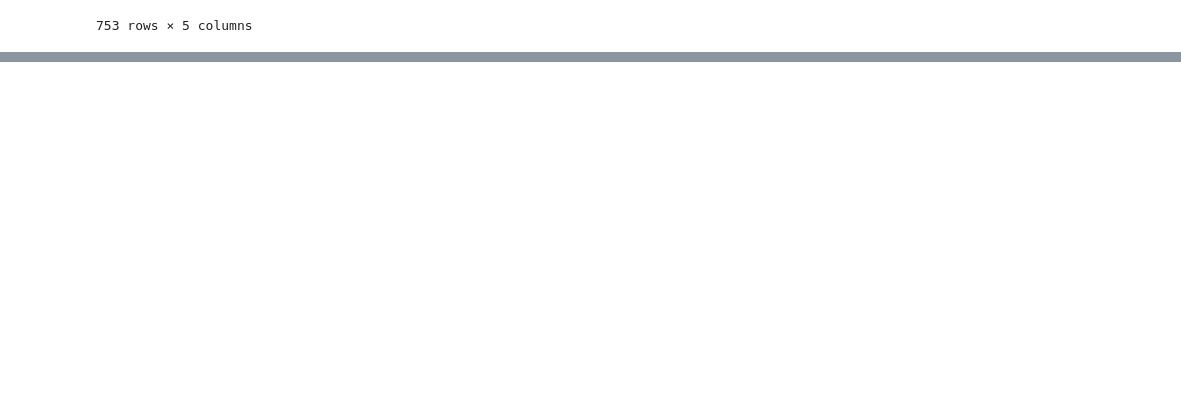
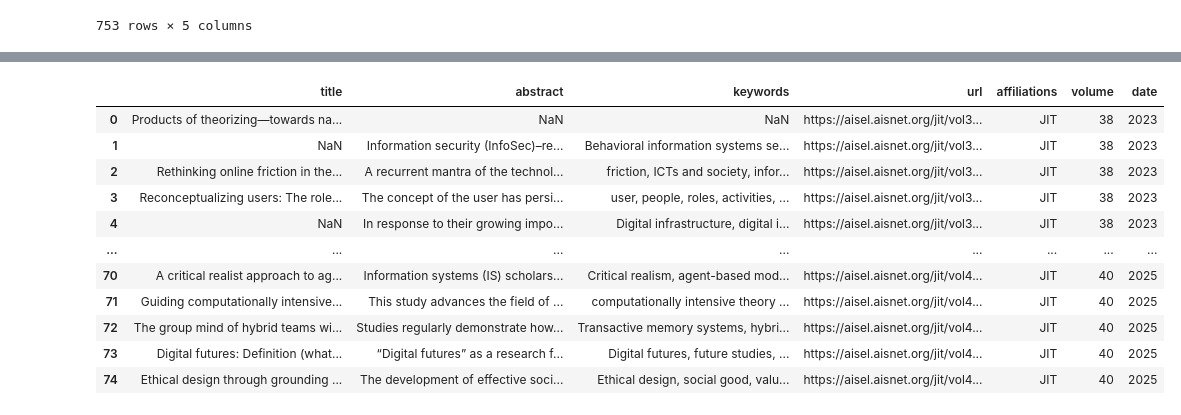
Before and after one commit to choi-ce3l/Journal, a Jupyter notebook: 데이터 병합.ipynb, the cells around one changed output, grey strips where cells are left out. Saved outputs shown, nothing was run; the diff lists cells and outputs as text; code cells hidden in the pictures; blank space fills up the shorter version.

```diff
--- a/데이터 병합.ipynb
+++ b/데이터 병합.ipynb
@@ -1061,0 +1225,85 @@ None
+# %%
+import pandas as pd
+import os
+from datetime import datetime, timedelta
+import glob
+
+# 데이터 폴더 경로 설정 (사용자의 실제 경로로 변경 필요)
+data_folder = "/home/dslab/choi/Journal/Data/JIT"  # 예: "./JIT" 또는 실제 폴더 경로
+
+# 모든 CSV 파일 찾기
+csv_files = glob.glob(os.path.join(data_folder, "*.csv"))
+
+# 파일명에서 vol 번호와 affiliations 추출하는 함수
+def extract_info(filename):
+    """파일명에서 affiliations와 vol 번호를 추출합니다."""
+    basename = os.path.basename(filename)
+    # JIT_vol32_iss1.csv 형식
+    parts = basename.replace('.csv', '').split('_')
+    affiliations = parts[0]  # JIT
+    vol = int(parts[1].replace('vol', ''))
+    return affiliations, vol
+
+# 모든 CSV 파일을 읽고 affiliations, vol 정보와 함께 저장
+data_list = []
+
+for file in csv_files:
+    affiliations, vol = extract_info(file)
+    df = pd.read_csv(file)
+    df['affiliations'] = affiliations
+    df['volume'] = vol
+    data_list.append(df)
+
+# 모든 데이터 합치기
+merged_df = pd.concat(data_list, ignore_index=True)
+
+# vol 기준으로 정렬
+merged_df = merged_df.sort_values('volume').reset_index(drop=True)
+
+# 가장 낮은 vol 찾기
+min_vol = merged_df['volume'].min()
+
+print(f"가장 낮은 vol: {min_vol}")
+
+# 각 volume에 날짜 할당
+# volume 번호와 연도를 직접 매핑
+unique_vols = sorted(merged_df['volume'].unique())
+
+print(f"\n발견된 volume 목록: {unique_vols}")
+
+# 가장 낮은 volume을 2023년으로 설정
+min_vol = min(unique_vols)
+base_year = 2023
+
+# volume에 날짜 매핑
+date_mapping = {}
+for vol in unique_vols:
+    # 각 volume을 연도로 변환 (min_vol이 2023년)
+    year = base_year + (vol - min_vol)
+    date_mapping[vol] = year  # 연도만 저장
+    print(f"  Volume {vol} → {year}")
+
+# date 컬럼 추가
+merged_df['date'] = merged_df['volume'].map(date_mapping)
+
+# 결과를 날짜 기준으로 정렬
+merged_df = merged_df.sort_values('date').reset_index(drop=True)
+
+# 결과 저장
+output_file = "/home/dslab/choi/Journal/Data/JIT.csv"
+merged_df.to_csv(output_file, index=False, encoding='utf-8-sig')
+
+print(f"\n데이터 합치기 완료!")
+print(f"총 {len(csv_files)}개의 파일을 합쳤습니다.")
+print(f"총 {len(merged_df)}개의 행이 있습니다.")
+print(f"날짜 범위: {merged_df['date'].min()} ~ {merged_df['date'].max()}")
+print(f"결과 파일: {output_file}")
+
+# 처음 몇 행 미리보기
+print("\n데이터 미리보기:")
+print(merged_df.head(10))
+
+# 컬럼 정보
+print("\n컬럼 목록:")
+merged_df
+# %% [output]
@@ -1061,0 +1327,12 @@ None
+|  | title | abstract | keywords | url | affiliations | volume | date |
+| 0 | Products of theorizing—towards na... | NaN | NaN | https://aisel.aisnet.org/jit/vol3... | JIT | 38 | 2023 |
+| 1 | NaN | Information security (InfoSec)–re... | Behavioral information systems se... | https://aisel.aisnet.org/jit/vol3... | JIT | 38 | 2023 |
+| 2 | Rethinking online friction in the... | A recurrent mantra of the technol... | friction, ICTs and society, infor... | https://aisel.aisnet.org/jit/vol3... | JIT | 38 | 2023 |
+| 3 | Reconceptualizing users: The role... | The concept of the user has persi... | user, people, roles, activities, ... | https://aisel.aisnet.org/jit/vol3... | JIT | 38 | 2023 |
+| 4 | NaN | In response to their growing impo... | Digital infrastructure, digital i... | https://aisel.aisnet.org/jit/vol3... | JIT | 38 | 2023 |
+| ... | ... | ... | ... | ... | ... | ... | ... |
+| 70 | A critical realist approach to ag... | Information systems (IS) scholars... | Critical realism, agent-based mod... | https://aisel.aisnet.org/jit/vol4... | JIT | 40 | 2025 |
+| 71 | Guiding computationally intensive... | This study advances the field of ... | computationally intensive theory ... | https://aisel.aisnet.org/jit/vol4... | JIT | 40 | 2025 |
+| 72 | The group mind of hybrid teams wi... | Studies regularly demonstrate how... | Transactive memory systems, hybri... | https://aisel.aisnet.org/jit/vol4... | JIT | 40 | 2025 |
+| 73 | Digital futures: Definition (what... | “Digital futures” as a research f... | Digital futures, future studies, ... | https://aisel.aisnet.org/jit/vol4... | JIT | 40 | 2025 |
+| 74 | Ethical design through grounding ... | The development of effective soci... | Ethical design, social good, valu... | https://aisel.aisnet.org/jit/vol4... | JIT | 40 | 2025 |
```
Also changed, not shown: parts of 33 cells of this notebook, 1 other file.
